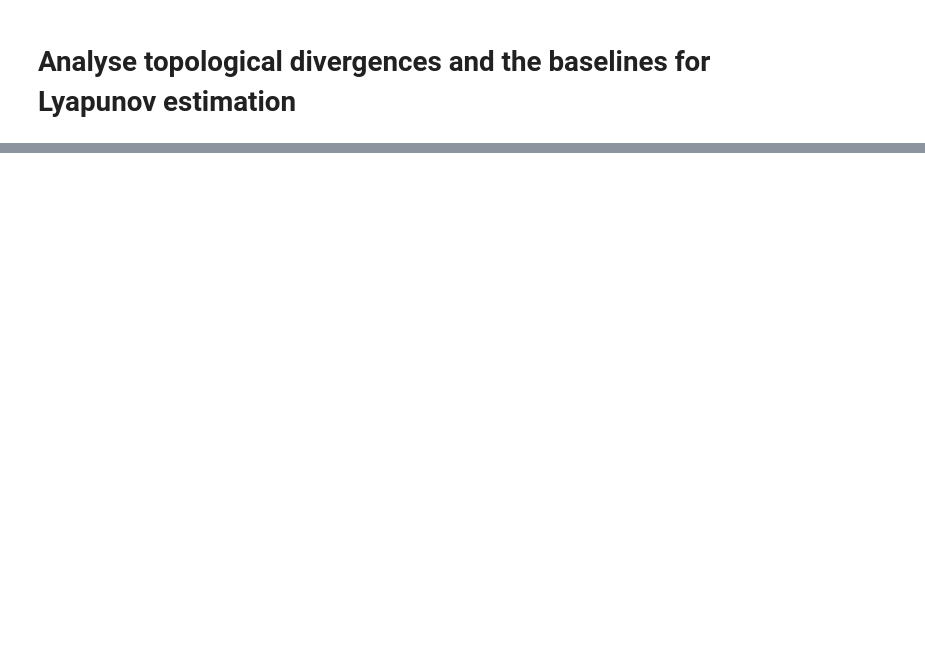
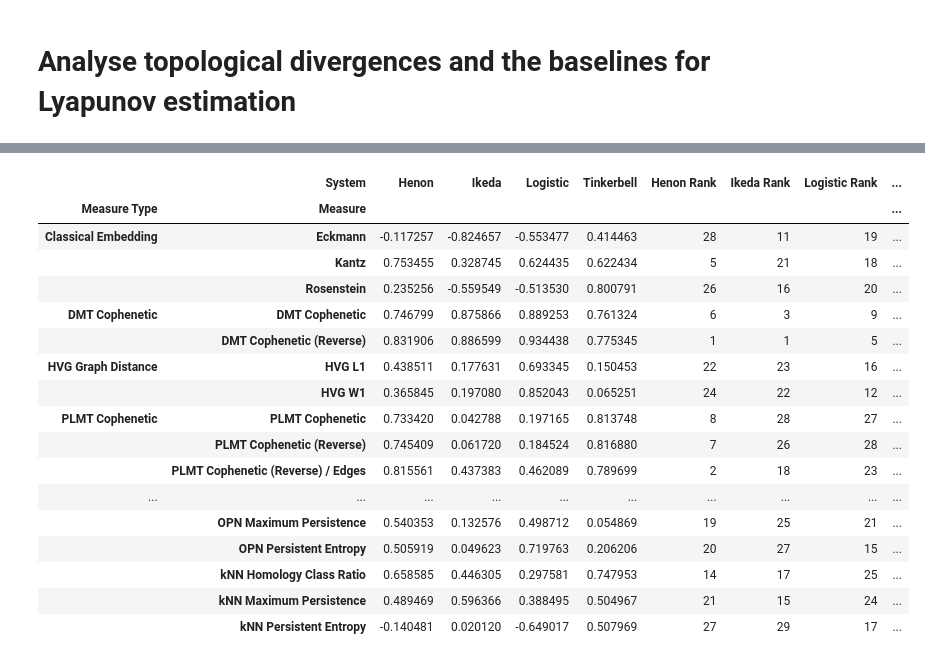
Before and after one commit to colinstephen/topological_divergences, a Jupyter notebook: analyse_results.ipynb, the cells around one changed output, grey strips where cells are left out. Saved outputs shown, nothing was run; the diff lists cells and outputs as text; code cells hidden in the pictures; blank space fills up the shorter version.

```diff
--- a/analyse_results.ipynb
+++ b/analyse_results.ipynb
@@ -139,0 +283,32 @@ wasserstein divergence & 0.192098 & 0.701274 & 0.196183 & 0.577500 \\
+# %%
+df = merged_data
+filtered_df = df[df['Length'] == 500]
+spearman_rho_pivot_table = pd.pivot_table(filtered_df, values='Spearman Rho (Chaos)', index=['Measure Type', 'Measure'], columns=['System'], aggfunc=lambda x: x)
+rank_columns = []
+for col in spearman_rho_pivot_table.columns:
+    rank_col_name = f"{col} Rank"
+    spearman_rho_pivot_table[rank_col_name] = spearman_rho_pivot_table[col].abs().rank(method='min', ascending=False).astype(int)
+    rank_columns.append(rank_col_name)
+spearman_rho_pivot_table['Mean Rank'] = spearman_rho_pivot_table[rank_columns].mean(axis=1)
+spearman_rho_pivot_table['STD Rank'] = spearman_rho_pivot_table[rank_columns].std(axis=1)
+spearman_rho_pivot_table['Place'] = spearman_rho_pivot_table['Mean Rank'].rank(method='min', ascending=True).astype(int)
+display(spearman_rho_pivot_table)
+# %% [output]
+|  | System | Henon | Ikeda | Logistic | Tinkerbell | Henon Rank | Ikeda Rank | Logistic Rank | ... |
+| Measure Type | Measure |  |  |  |  |  |  |  | ... |
+| Classical Embedding | Eckmann | -0.117257 | -0.824657 | -0.553477 | 0.414463 | 28 | 11 | 19 | ... |
+|  | Kantz | 0.753455 | 0.328745 | 0.624435 | 0.622434 | 5 | 21 | 18 | ... |
+|  | Rosenstein | 0.235256 | -0.559549 | -0.513530 | 0.800791 | 26 | 16 | 20 | ... |
+| DMT Cophenetic | DMT Cophenetic | 0.746799 | 0.875866 | 0.889253 | 0.761324 | 6 | 3 | 9 | ... |
+|  | DMT Cophenetic (Reverse) | 0.831906 | 0.886599 | 0.934438 | 0.775345 | 1 | 1 | 5 | ... |
+| HVG Graph Distance | HVG L1 | 0.438511 | 0.177631 | 0.693345 | 0.150453 | 22 | 23 | 16 | ... |
+|  | HVG W1 | 0.365845 | 0.197080 | 0.852043 | 0.065251 | 24 | 22 | 12 | ... |
+| PLMT Cophenetic | PLMT Cophenetic | 0.733420 | 0.042788 | 0.197165 | 0.813748 | 8 | 28 | 27 | ... |
+|  | PLMT Cophenetic (Reverse) | 0.745409 | 0.061720 | 0.184524 | 0.816880 | 7 | 26 | 28 | ... |
+|  | PLMT Cophenetic (Reverse) / Edges | 0.815561 | 0.437383 | 0.462089 | 0.789699 | 2 | 18 | 23 | ... |
+| ... | ... | ... | ... | ... | ... | ... | ... | ... | ... |
+|  | OPN Maximum Persistence | 0.540353 | 0.132576 | 0.498712 | 0.054869 | 19 | 25 | 21 | ... |
+|  | OPN Persistent Entropy | 0.505919 | 0.049623 | 0.719763 | 0.206206 | 20 | 27 | 15 | ... |
+|  | kNN Homology Class Ratio | 0.658585 | 0.446305 | 0.297581 | 0.747953 | 14 | 17 | 25 | ... |
+|  | kNN Maximum Persistence | 0.489469 | 0.596366 | 0.388495 | 0.504967 | 21 | 15 | 24 | ... |
+|  | kNN Persistent Entropy | -0.140481 | 0.020120 | -0.649017 | 0.507969 | 27 | 29 | 17 | ... |
```
Also changed, not shown: parts of 17 cells of this notebook.
